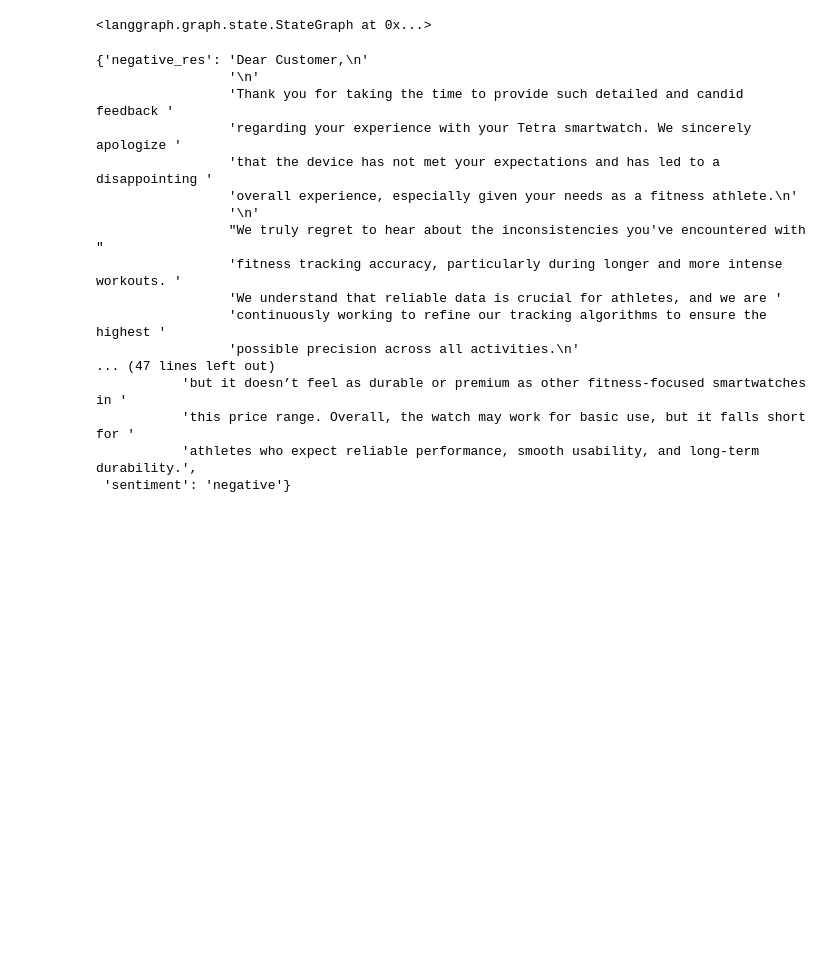
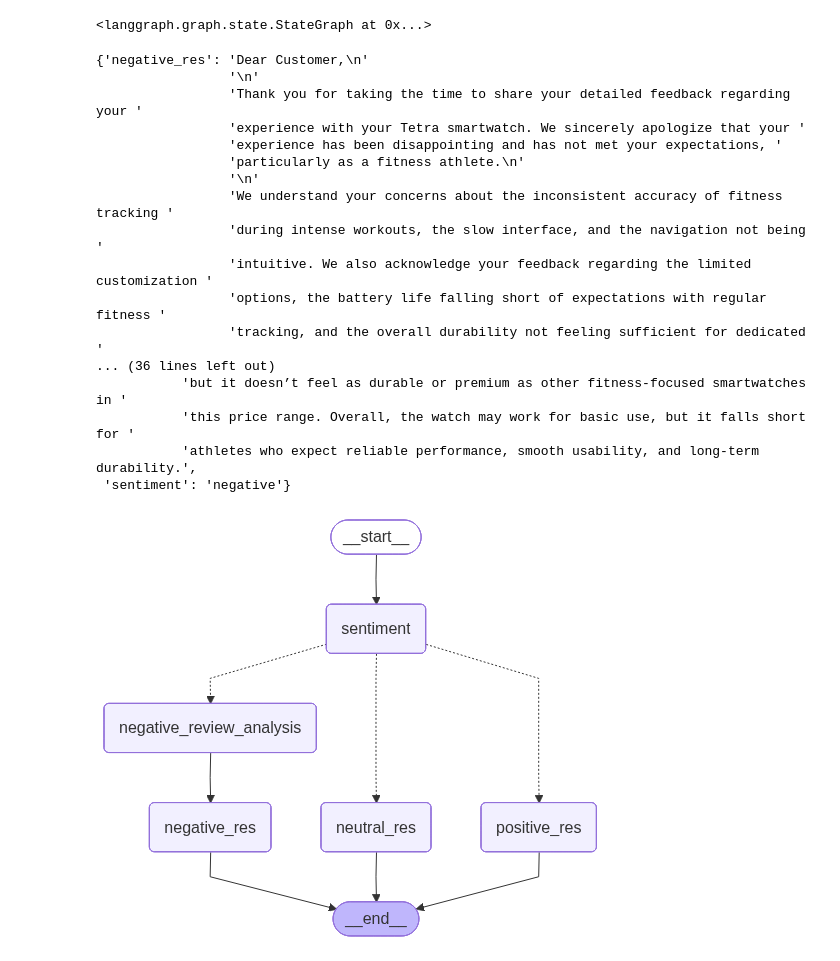
Before and after one commit to Shivanshxsharma/langgraph_from_the_roots, a Jupyter notebook: conditional_wf.ipynb, the cells around one changed output. Cells and saved outputs as stored; diff of their text form; code cells hidden in the pictures; blank space fills up the shorter version.

Commit message:
Implement feature X to enhance user experience and optimize performance

```diff
--- a/conditional_wf.ipynb
+++ b/conditional_wf.ipynb
@@ -49,7 +49,7 @@ def sentiment(ReviewState:ReviewState)->Literal["positive","negative","neutral"]
     return {"sentiment": sentiment_of_review}
 
 
-def check_sentiment(ReviewState):
+def check_sentiment(ReviewState)->Literal["positive_res","negative_review_analysis","neutral_res"]:
     c_sentiment=ReviewState["sentiment"]
     if(c_sentiment=="positive"):
         return "positive_res"
@@ -142,18 +142,23 @@ pprint(result,width=100)
 # %% [output]
 {'negative_res': 'Dear Customer,\n'
                  '\n'
-                 'Thank you for taking the time to provide such detailed and candid feedback '
-                 'regarding your experience with your Tetra smartwatch. We sincerely apologize '
-                 'that the device has not met your expectations and has led to a disappointing '
-                 'overall experience, especially given your needs as a fitness athlete.\n'
+                 'Thank you for taking the time to share your detailed feedback regarding your '
+                 'experience with your Tetra smartwatch. We sincerely apologize that your '
+                 'experience has been disappointing and has not met your expectations, '
+                 'particularly as a fitness athlete.\n'
                  '\n'
-                 "We truly regret to hear about the inconsistencies you've encountered with "
-                 'fitness tracking accuracy, particularly during longer and more intense workouts. '
-                 'We understand that reliable data is crucial for athletes, and we are '
-                 'continuously working to refine our tracking algorithms to ensure the highest '
-                 'possible precision across all activities.\n'
-... (47 lines left out)
+                 'We understand your concerns about the inconsistent accuracy of fitness tracking '
+                 'during intense workouts, the slow interface, and the navigation not being '
+                 'intuitive. We also acknowledge your feedback regarding the limited customization '
+                 'options, the battery life falling short of expectations with regular fitness '
+                 'tracking, and the overall durability not feeling sufficient for dedicated '
+... (36 lines left out)
            'but it doesn’t feel as durable or premium as other fitness-focused smartwatches in '
            'this price range. Overall, the watch may work for basic use, but it falls short for '
            'athletes who expect reliable performance, smooth usability, and long-term durability.',
  'sentiment': 'negative'}
+# %%
+from IPython.display import Image
+Image(workflow.get_graph().draw_mermaid_png())
+# %% [output]
+[figure, added]
```
Also changed, not shown: parts of 1 cell of this notebook.
